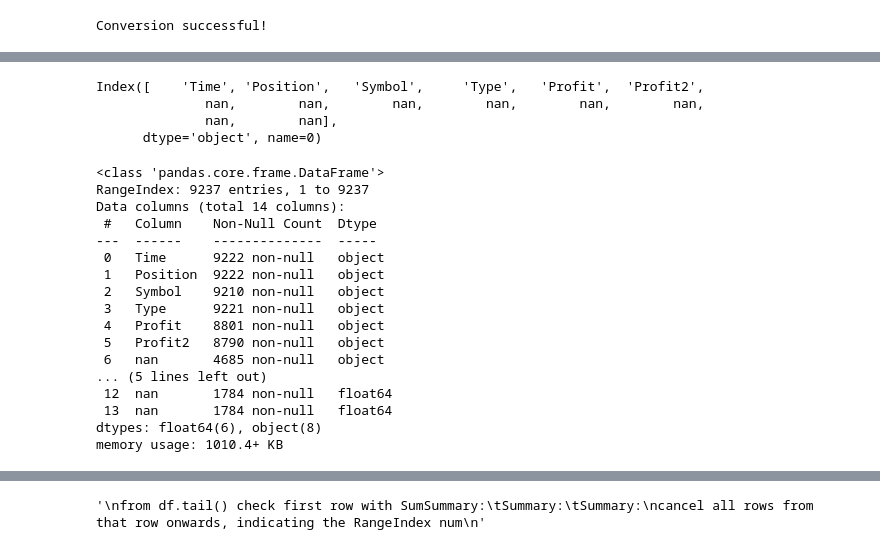
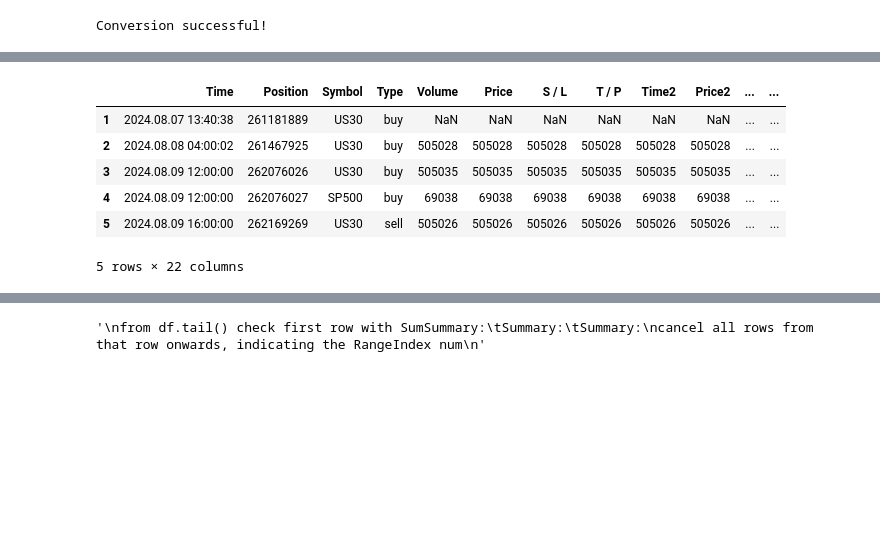
Before and after one commit to scimmione1/converter, a Jupyter notebook: 01_convert_mt4_html_detailed_statement_to_clean_excel.ipynb, the cells around one changed output, grey strips where cells are left out. Saved outputs shown, nothing was run; the diff lists cells and outputs as text; code cells hidden in the pictures; blank space fills up the shorter version.

Commit message:
fixing column names

```diff
--- a/01_convert_mt4_html_detailed_statement_to_clean_excel.ipynb
+++ b/01_convert_mt4_html_detailed_statement_to_clean_excel.ipynb
@@ -99,75 +94,35 @@ df.head(15)
-# %%
-"""
-Check case by case the following conditions:
-"""
-# drop columns 'Volume', 'Price', 'S / L', 'T / P', 'Time2', 'Price2', 'Commission', 'Swap'
-df = df.drop(columns=['Volume', 'Price', 'S / L', 'T / P', 'Time2', 'Price2', 'Commission', 'Swap'], errors='ignore')
-
-# rename columns to Time	Position	Symbol	Type	Volume	Price	S / L	T / P	Time	Price	Commission	Swap	Profit
-df = df.rename(columns={
-    'Time': 'Open Time',
-    'Position': 'Position',
-    'Symbol': 'Symbol',
-    'Type': 'Type',
-    'Volume': 'Volume',
-    'Price': 'Open Price',
-    'S / L': 'S / L',
-    'T / P': 'T / P',
-    'Time2': 'Close Time',
-    'Price2': 'Close Price',
-    'Commission': 'Commission',
-    'Swap': 'Swap',
-    'Profit': 'Profit'
-})
-# %%
-df.columns
-# %% [output]
-Index([    'Time', 'Position',   'Symbol',     'Type',   'Profit',  'Profit2',
-              nan,        nan,        nan,        nan,        nan,        nan,
-              nan,        nan],
-      dtype='object', name=0)
-# %%
-df.info()
-# %% [output]
-<class 'pandas.core.frame.DataFrame'>
-RangeIndex: 9237 entries, 1 to 9237
-Data columns (total 14 columns):
- #   Column    Non-Null Count  Dtype
----  ------    --------------  -----
- 0   Time      9222 non-null   object
- 1   Position  9222 non-null   object
- 2   Symbol    9210 non-null   object
- 3   Type      9221 non-null   object
- 4   Profit    8801 non-null   object
- 5   Profit2   8790 non-null   object
- 6   nan       4685 non-null   object
-... (5 lines left out)
- 12  nan       1784 non-null   float64
- 13  nan       1784 non-null   float64
-dtypes: float64(6), object(8)
-memory usage: 1010.4+ KB
 # %%
 """conditions always valid"""
 
 # keep rows from row 2
 df = df.iloc[7:].reset_index(drop=True)
 
 # RangeIndex have the corrected column names
 df.columns = df.iloc[0]
 df = df[1:]
 
 # there are two columns with the same name 'Price'
 # rename the second 'Price' column to 'Price2'
 df.columns = df.columns.where(df.columns.duplicated() == False, df.columns + '2')
 
 # trim whitespace from column names
 df.columns = df.columns.str.strip()
 
 # # trim Profit column values
 # df['Profit'] = df['Profit'].str.strip()
 
 # # replace empty characters with '' in 'Profit' column
 # df['Profit'] = df['Profit'].replace(r'^\s*$', '', regex=True)
 
 #  drop 'Taxes' column
 df = df.drop(columns=['Taxes'], errors='ignore')
+
+df.head()
+# %% [output]
+|  | Time | Position | Symbol | Type | Volume | Price | S / L | T / P | Time2 | Price2 | ... | ... |
+| 1 | 2024.08.07 13:40:38 | 261181889 | US30 | buy | NaN | NaN | NaN | NaN | NaN | NaN | ... | ... |
+| 2 | 2024.08.08 04:00:02 | 261467925 | US30 | buy | 505028 | 505028 | 505028 | 505028 | 505028 | 505028 | ... | ... |
+| 3 | 2024.08.09 12:00:00 | 262076026 | US30 | buy | 505035 | 505035 | 505035 | 505035 | 505035 | 505035 | ... | ... |
+| 4 | 2024.08.09 12:00:00 | 262076027 | SP500 | buy | 69038 | 69038 | 69038 | 69038 | 69038 | 69038 | ... | ... |
+| 5 | 2024.08.09 16:00:00 | 262169269 | US30 | sell | 505026 | 505026 | 505026 | 505026 | 505026 | 505026 | ... | ... |
+5 rows × 22 columns
```
Also changed, not shown: parts of 8 cells of this notebook.
